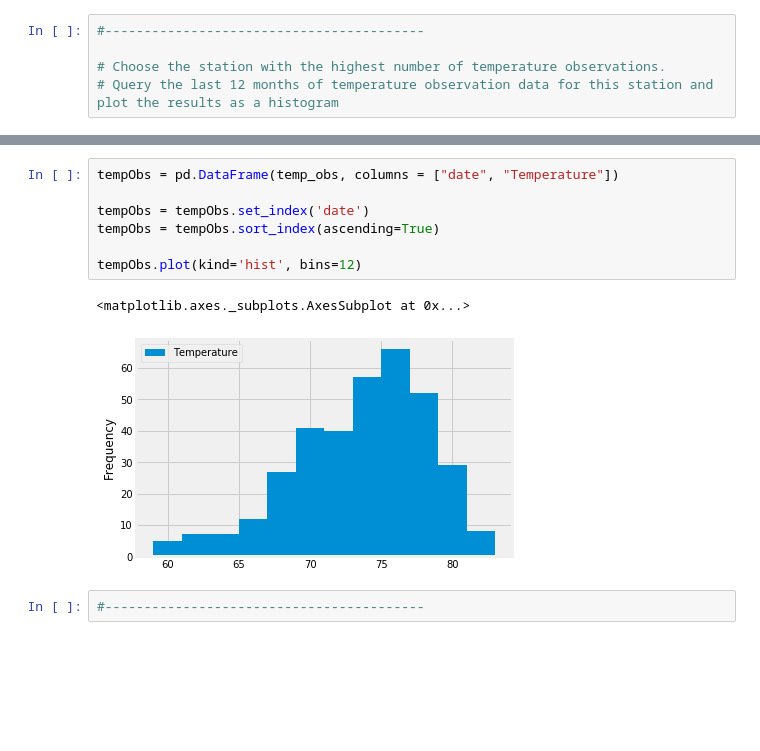
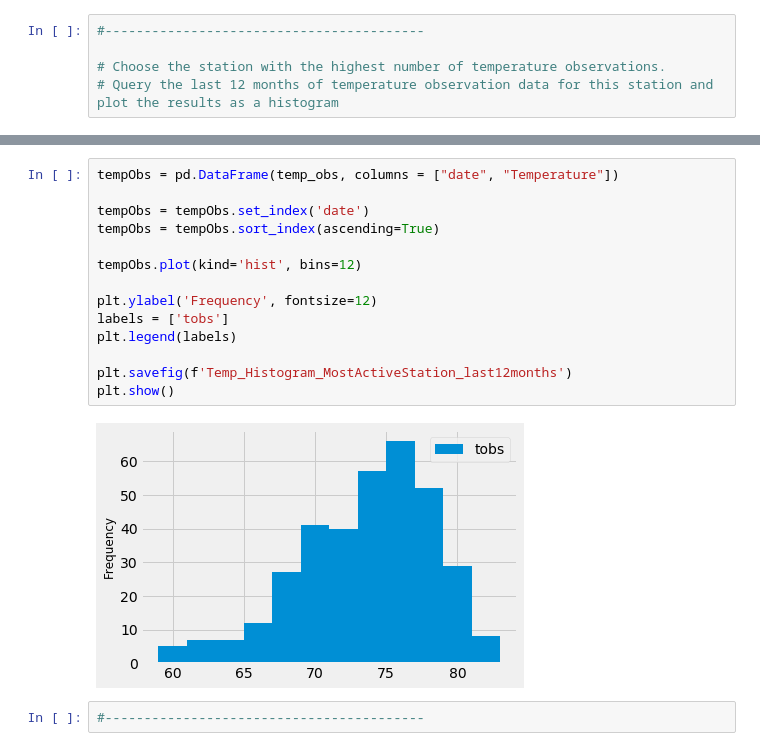
Before and after one commit to KaranGujarati/sqlalchemy-challenge-KG, a Jupyter notebook: climate_starter.ipynb, the cells around one changed output, grey strips where cells are left out. Saved outputs shown, nothing was run; the diff lists cells and outputs as text; blank space fills up the shorter version.

```diff
--- a/climate_starter.ipynb
+++ b/climate_starter.ipynb
@@ -226,13 +248,19 @@ temp_obs
 # %%
 tempObs = pd.DataFrame(temp_obs, columns = ["date", "Temperature"])
 
 tempObs = tempObs.set_index('date')
 tempObs = tempObs.sort_index(ascending=True)
 
 tempObs.plot(kind='hist', bins=12)
+
+plt.ylabel('Frequency', fontsize=12)
+labels = ['tobs']
+plt.legend(labels)
+
+plt.savefig(f'Temp_Histogram_MostActiveStation_last12months')
+plt.show()
 # %% [output]
-<matplotlib.axes._subplots.AxesSubplot at 0x...>
-[figure, old version]
+[figure, new version]
 # %%
 #-----------------------------------------
 # %%
```
Also changed, not shown: parts of 11 cells of this notebook, 13 other files.
